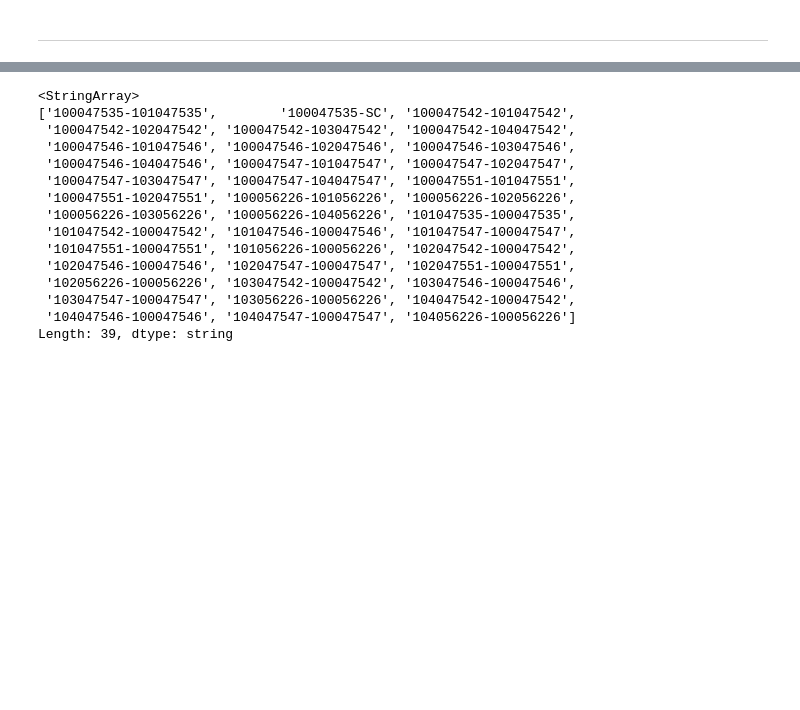
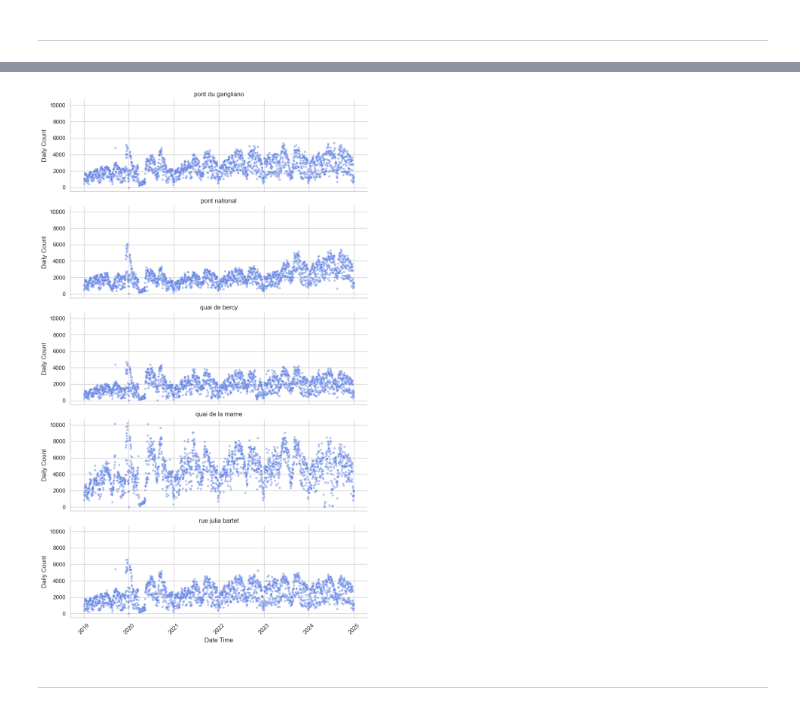
Before and after one commit to bpgodsil/meteo_velo, a Jupyter notebook: notebooks/03_bike_data_preprocess.ipynb, the cells around one changed output, grey strips where cells are left out. Saved outputs shown, nothing was run; the diff lists cells and outputs as text; code cells hidden in the pictures; blank space fills up the shorter version.

```diff
--- a/notebooks/03_bike_data_preprocess.ipynb
+++ b/notebooks/03_bike_data_preprocess.ipynb
@@ -283,18 +272,0 @@ daily_counts.head()
-# %%
-daily_counts.counter_id.unique()
-# %% [output]
-<StringArray>
-['100047535-101047535',        '100047535-SC', '100047542-101047542',
- '100047542-102047542', '100047542-103047542', '100047542-104047542',
- '100047546-101047546', '100047546-102047546', '100047546-103047546',
- '100047546-104047546', '100047547-101047547', '100047547-102047547',
- '100047547-103047547', '100047547-104047547', '100047551-101047551',
- '100047551-102047551', '100056226-101056226', '100056226-102056226',
- '100056226-103056226', '100056226-104056226', '101047535-100047535',
- '101047542-100047542', '101047546-100047546', '101047547-100047547',
- '101047551-100047551', '101056226-100056226', '102047542-100047542',
- '102047546-100047546', '102047547-100047547', '102047551-100047551',
- '102056226-100056226', '103047542-100047542', '103047546-100047546',
- '103047547-100047547', '103056226-100056226', '104047542-100047542',
- '104047546-100047546', '104047547-100047547', '104056226-100056226']
-Length: 39, dtype: string
@@ -307 +273,29 @@ df["count_norm"] = (
+# %%
+sns.set(style="whitegrid")
+
+g = sns.relplot(
+    data=site_counts,
+    x='date_time_dt',
+    y='count',
+    kind='scatter',
+    col='site_name',
+    col_wrap=1,
+    s=18,
+    alpha=0.42,
+    color='royalblue',
+    height=3,
+    aspect=3
+)
+
+g.set_axis_labels("Date Time", "Daily Count")
+g.set_titles("{col_name}")
+for ax in g.axes.flat:
+    ax.tick_params(axis='x', rotation=45)
+
+plt.tight_layout()
+plt.show()
+# %% [output]
+[figure, added]
+# %% [markdown]
+---
 # %% [markdown]
```
Also changed, not shown: parts of 39 cells of this notebook, 3 other files.
